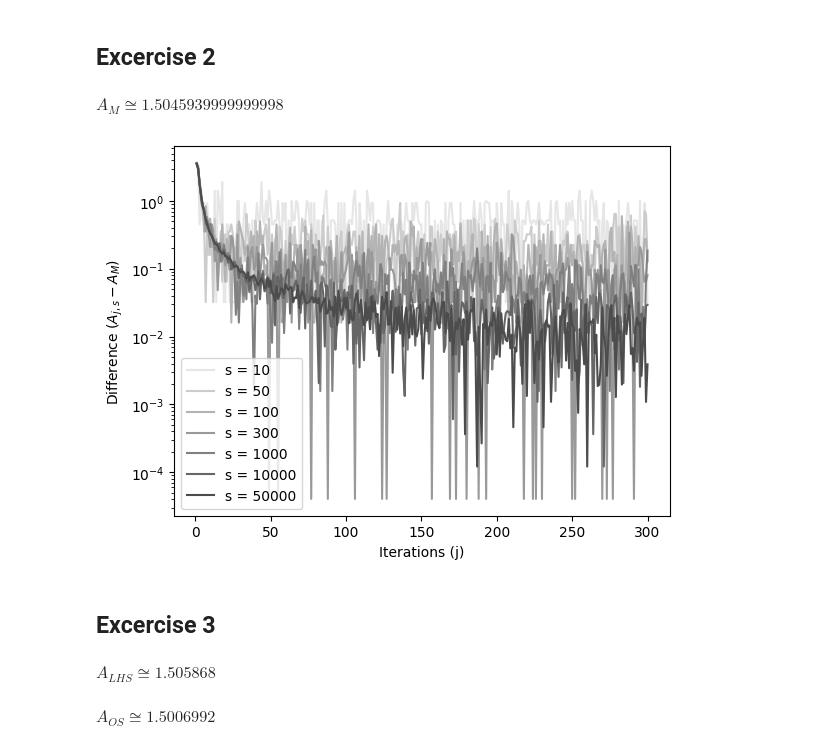
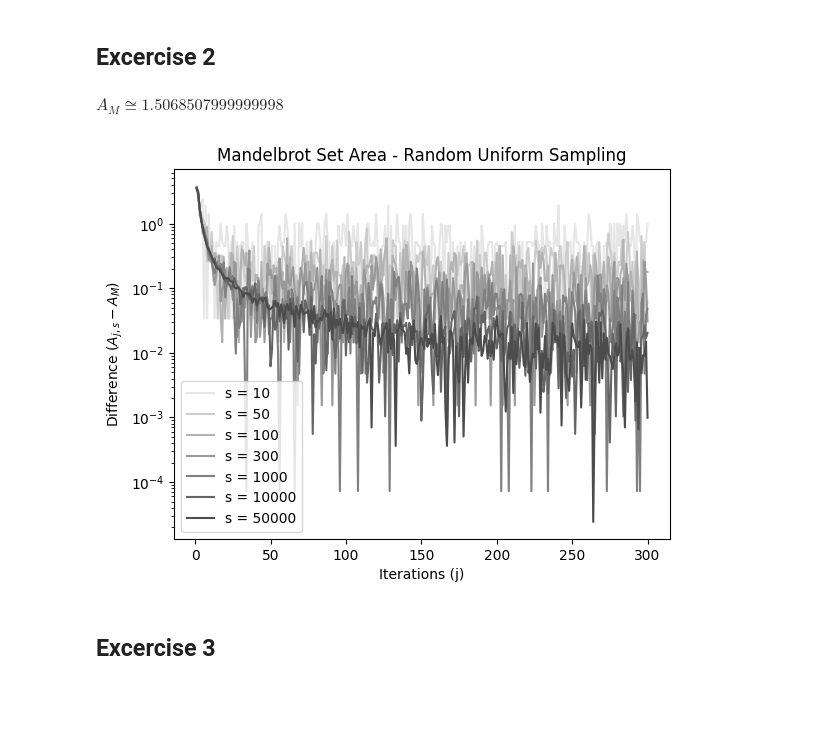
Before and after one commit to 3mmdrew/stochastic_assignment1, a Jupyter notebook: temp_Assignment 1.ipynb, the cells around one changed output. Drawn from its saved outputs; the diff is of its cells as text; code cells hidden in the pictures; blank space fills up the shorter version.

```diff
--- a/temp_Assignment 1.ipynb
+++ b/temp_Assignment 1.ipynb
@@ -247,48 +247,46 @@ plt.show()
 [figure]
 # %% [markdown]
 ## Excercise 2
+# %%
+def create_js_lists(method, steps, i_list, s_list, area):
+
+    for step in range(1, steps):
+        i_list.append(i_list[step - 1] + 1)
+
+    # Define dictionary to store the estimated areas for each j, for each s
+    dic_diff = {s: [] for s in s_list}
+
+    for j in i_list:
+        for s in s_list:
+            diff = abs(method(s, j) - area) / area
+            dic_diff[s].append(diff)
+
+    return dic_diff
+
+#DEFINE initial and fundamental variables
+# Create lists of all i and s
+steps = 300
+i_list = [1]
+s_list = [10, 50, 100, 300, 1000, 10000, 50000]
 # %%
 # Calculate an estimate of A_{M}
 A_M = m.calc_area_random_uniform(200000, 10000)
 display(Markdown(rf"$A_{{M}} \cong {A_M}$"))
 
-# Create lists of all i and s
-steps = 300
-list_i = [1]
-list_s = [10, 50, 100, 300, 1000, 10000, 50000]
-
-for step in range(1, steps):
-    list_i.append(list_i[step - 1] + 1)
-
-# Define dictionary to store the estimated areas for each j, for each s
-dic_diff = {s: [] for s in list_s}
-
-for j in list_i:
-    for s in list_s:
-        diff = abs(m.calc_area_random_uniform(s, j) - A_M) / A_M
-        dic_diff[s].append(diff)
+dic_diff = create_js_lists(m.calc_area_random_uniform,steps,i_list,s_list,A_M)
 
 # Plot the differences with A_{M} for every estimated area
 for index, (s, diff) in enumerate(dic_diff.items()):
-    plt.plot(list_i, diff, color = plt.cm.gray(1-(0.1 + 0.6 * (index / (len(list_s) - 1)))), label = f's = {s}')
+    plt.plot(i_list, diff, color = plt.cm.gray(1-(0.1 + 0.6 * (index / (len(s_list) - 1)))), label = f's = {s}')
 
+plt.title("Mandelbrot Set Area - Random Uniform Sampling")
 plt.yscale('log')
 plt.xlabel('Iterations (j)')
 plt.ylabel(r'Difference ($A_{j, s}-A_{M}$)')
 plt.legend()
 plt.show()
 # %% [output]
-$A_{M} \cong 1.5045939999999998$
+$A_{M} \cong 1.5068507999999998$
-[figure, old version]
+[figure, new version]
 # %% [markdown]
 ## Excercise 3
-# %%
-A_LHS = m.calc_area_latin_hypercube(200000, 10000)
-display(Markdown(rf"$A_{{LHS}} \cong {A_LHS}$"))
-# %% [output]
-$A_{LHS} \cong 1.505868$
-# %%
-A_OS = m.calc_area_orthogonal_sampling(200000, 10000)
-display(Markdown(rf"$A_{{OS}} \cong {A_OS}$"))
-# %% [output]
-$A_{OS} \cong 1.5006992$
```
Also changed, not shown: parts of 2 cells of this notebook.
